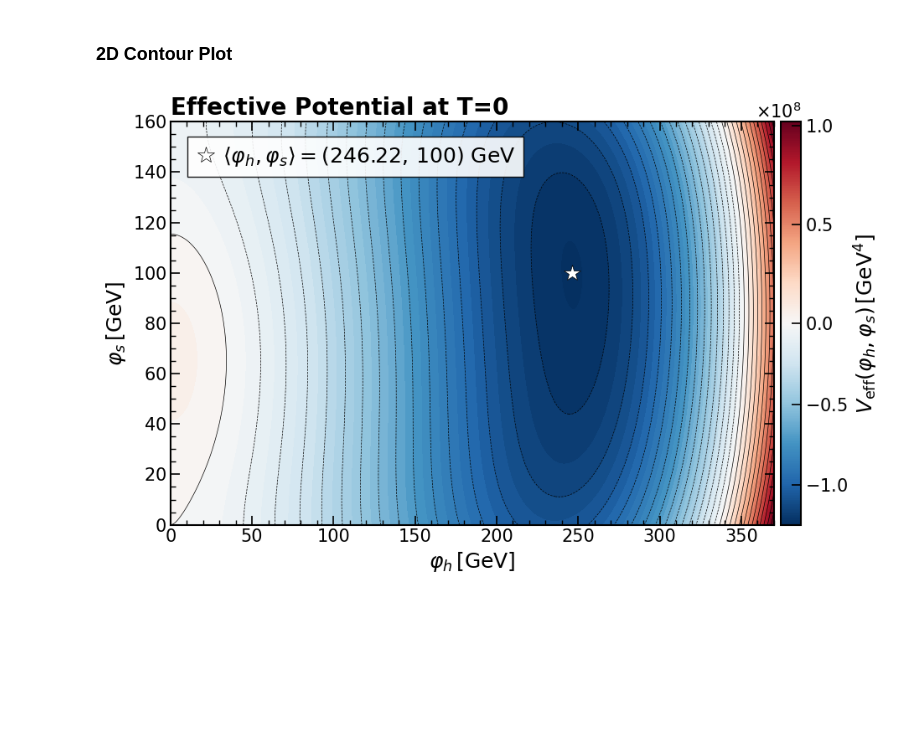
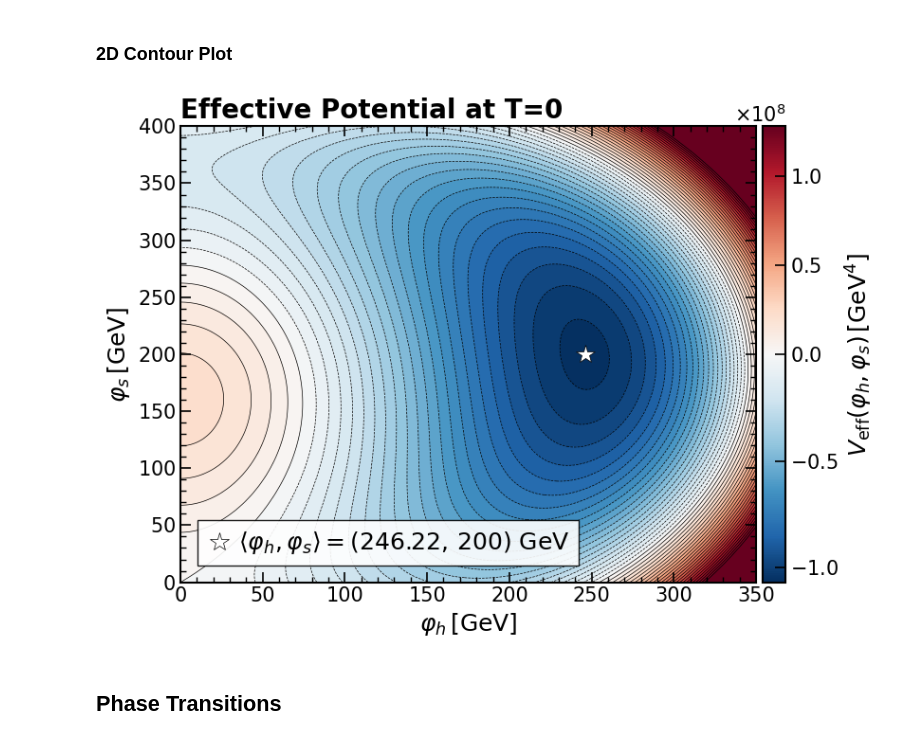
Before and after one commit to Diego-gt-phys/TFM-Repository, a Jupyter notebook: xSM_Analysis.ipynb, the cells around one changed output. Saved outputs shown, nothing was run; the diff lists cells and outputs as text; code cells hidden in the pictures; blank space fills up the shorter version.

```diff
--- a/xSM_Analysis.ipynb
+++ b/xSM_Analysis.ipynb
@@ -132,7 +132,7 @@ def physical_to_lagrangian(m1, m2, theta, v, u, lHS, lS):
     return dict(lH=lH, lHS=lHS, muHS=muHS, lS=lS, mu3=mu3, muH2=muH2, muS2=muS2)
 # %%
 v0 = 246.22
-u0 = 100.0
+u0 = 200.0
 params = physical_to_lagrangian(
     m1    = 125.20,   # GeV  -- SM-like Higgs, fixed
     m2    = 60.0,    # GeV  -- singlet-like scalar, not too heavy
@@ -140,7 +140,7 @@ params = physical_to_lagrangian(
     v     = v0,   # GeV
     u     = u0,     # GeV  -- Careful: If u is small and m2 is light, the potential can be unstable
     lHS   = 0.25,     #      -- portal, moderate
-    lS    = 1.0,      #      -- large singlet self-coupling strengthens barrier
+    lS    = 0.125,      #      -- large singlet self-coupling strengthens barrier
 )
 print(params)
 
@@ -151,8 +151,8 @@ u = model.u_os
 
 res = minimize(
     lambda x: model.Vtot(np.array([[x[0], x[1]]]), 0.0).item(),
-    x0=[50, 10],          # start from the tree-level vevs
-    bounds=[(50, 350), (10, 120)],
+    x0=[1, 1],          # start from the tree-level vevs
+    bounds=[(0, 350), (0, 350)],
     method='L-BFGS-B'
 )
 v_num, u_num = res.x
@@ -218,21 +218,21 @@ plt.show()
 ### 2D Contour Plot
 # %%
 # Grid in (h, s)
-h_vals = np.linspace(0, 370, 700)
-s_vals = np.linspace(0, 160, 700)
+h_vals = np.linspace(0, 350, 700)
+s_vals = np.linspace(0, 400, 700)
 H, S   = np.meshgrid(h_vals, s_vals)
 X_grid = np.column_stack([H.ravel(), S.ravel()])
 V_grid = model.Vtot(X_grid, 0.0).reshape(H.shape)
-V_plot = np.clip(V_grid, np.percentile(V_grid, 0), np.percentile(V_grid, 100))
+V_plot = np.clip(V_grid, np.percentile(V_grid, 0), np.percentile(V_grid, 98))
 V_shifted = V_plot - model.Vtot(np.array([[0.0, 0.0]]), 0.0)
 
 norm = TwoSlopeNorm(vcenter=0, vmin=V_shifted.min(), vmax=V_shifted.max())
 sm   = ScalarMappable(cmap='RdBu_r', norm=norm)
 
-fig, ax = plt.subplots(figsize=(9.7, 6))
+fig, ax = plt.subplots(figsize=(8.5, 6))
 
-cp = ax.contourf(H, S, V_shifted, levels=60, cmap='RdBu_r', norm=norm)
-ax.contour(H, S, V_shifted, levels=30, colors='k', linewidths=0.5, alpha=1)
+cp = ax.contourf(H, S, V_shifted, levels=50, cmap='RdBu_r', norm=norm)
+ax.contour(H, S, V_shifted, levels=50, colors='k', linewidths=0.5, alpha=1)
 ax.plot(v_num, u_num, 'w*', markersize=15, zorder=5, markeredgecolor='k', markeredgewidth=0.5,
         label=rf'$\langle\varphi_h, \varphi_s\rangle = ({v_num:.2f},\,{u_num:.0f})$ GeV')
 
@@ -241,33 +241,35 @@ ax.set_ylabel(r'$\varphi_s \, [\mathrm{GeV}]$', fontsize=18)
 ax.yaxis.set_major_formatter(ScalarFormatter(useMathText=True))
 ax.ticklabel_format(style='sci', axis='y', scilimits=(-2, 2))
 ax.yaxis.get_offset_text().set_fontsize(15)
 
 for spine in ax.spines.values():
     spine.set_linewidth(1.5)
 
 ax.tick_params(axis='both', which='major', direction='in',
                length=8, width=1.2, labelsize=15, top=True, right=True)
 ax.tick_params(axis='both', which='minor', direction='in',
                length=4, width=1,   labelsize=15, top=True, right=True)
 ax.minorticks_on()
 
 cbar = fig.colorbar(sm, ax=ax, pad=0.01)
 cbar.set_label(r'$V_\mathrm{eff}(\varphi_h,\varphi_s) \, [\mathrm{GeV^4}]$', fontsize=18)
 cbar.ax.tick_params(labelsize=15)
 cbar.ax.yaxis.set_major_formatter(ScalarFormatter(useMathText=True))
 cbar.ax.yaxis.get_offset_text().set_fontsize(15)
 plt.ticklabel_format(style='sci', axis='y', scilimits=(-2,3))
 for spine in cbar.ax.spines.values():
     spine.set_linewidth(1.5)
 cbar.ax.tick_params(axis='both', which='major', direction='in',
                length=8, width=1.2, labelsize=15)
 
-ax.legend(fontsize=18, frameon=True, fancybox=False, loc = "upper left", bbox_to_anchor=(0.01, 0.99),
+ax.legend(fontsize=18, frameon=True, fancybox=False, loc = "lower left", bbox_to_anchor=(0.01, 0.01),
                ncol = 1, edgecolor="black", framealpha=0.9, labelspacing=0.2, handletextpad=0.3, handlelength=1, columnspacing=1)
 
 plt.title(r"Effective Potential at T=0", loc='left', fontsize=20, fontweight='bold')
 plt.tight_layout()
-plt.savefig(r"Figures\CW_contour.pdf", format="pdf", bbox_inches="tight")
+plt.savefig(r"Figures\CW_contour.svg", format="svg", bbox_inches="tight")
 plt.show()
 # %% [output]
-[figure, old version]
+[figure, new version]
+# %% [markdown]
+## Phase Transitions
```
Also changed, not shown: parts of 5 cells of this notebook, 10 other files.
